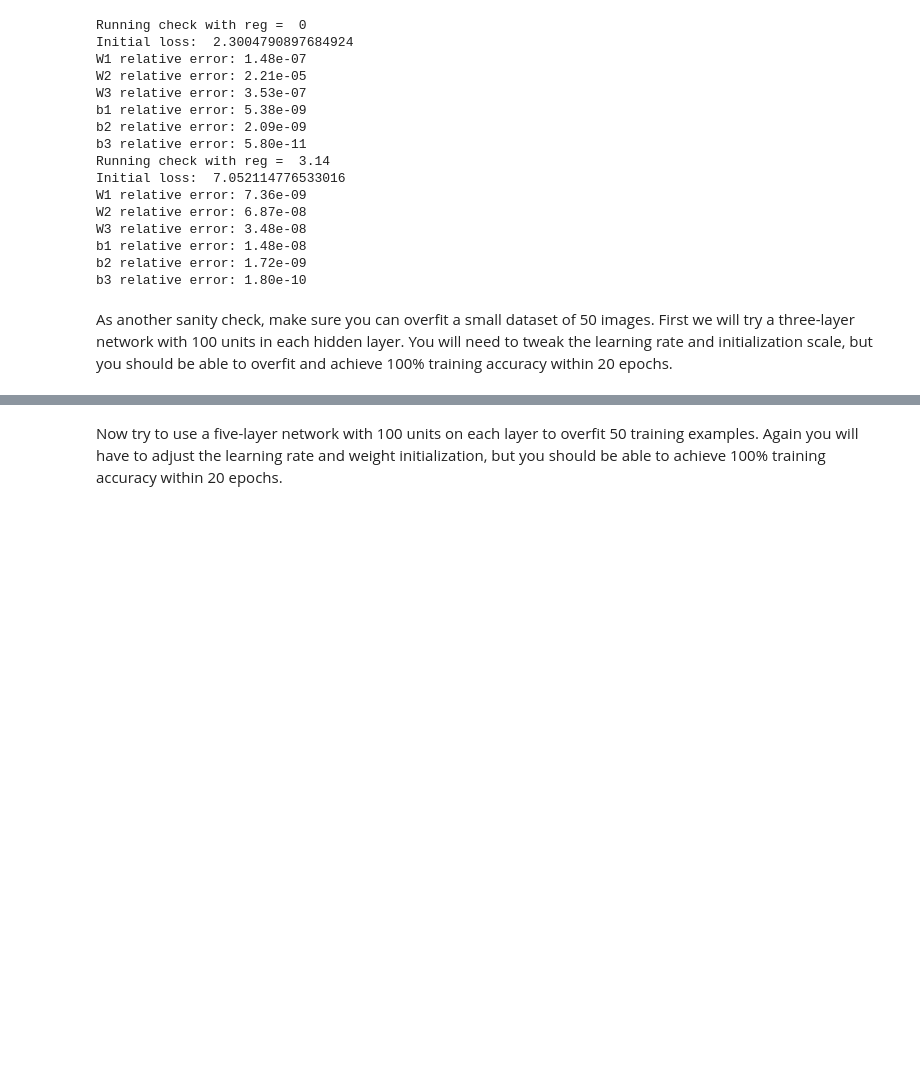
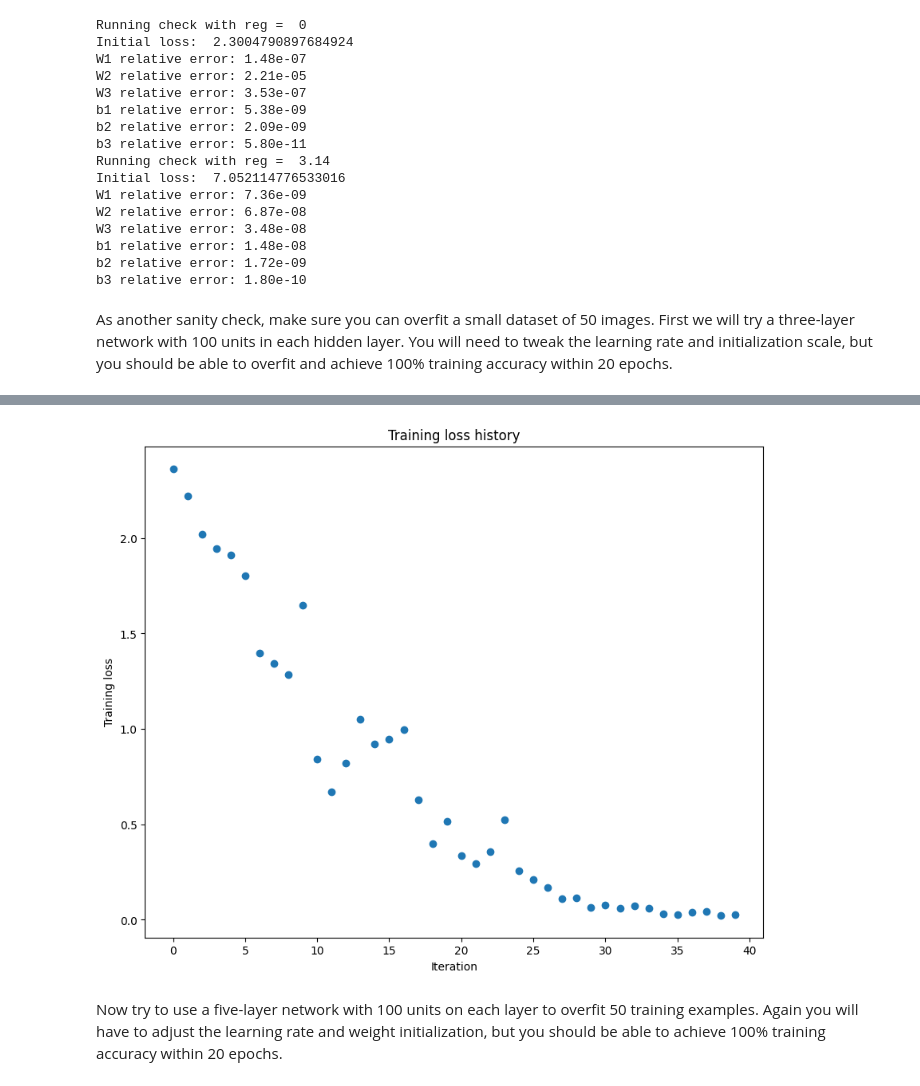
Before and after one commit to Rit-ctrl/Course-Audit-Repo, a Jupyter notebook: cs231n 2017/assignment2/FullyConnectedNets.ipynb, the cells around one changed output, grey strips where cells are left out. Drawn from its saved outputs; the diff is of its cells as text; code cells hidden in the pictures; blank space fills up the shorter version.

```diff
--- a/cs231n 2017/assignment2/FullyConnectedNets.ipynb
+++ b/cs231n 2017/assignment2/FullyConnectedNets.ipynb
@@ -437,7 +437,7 @@ small_data = {
 }
 
 weight_scale = 1e-2
-learning_rate = 1e-4
+learning_rate = 1e-2
 model = FullyConnectedNet([100, 100],
               weight_scale=weight_scale, dtype=np.float64)
 solver = Solver(model, small_data,
@@ -454,3 +454,4 @@ plt.title('Training loss history')
 plt.xlabel('Iteration')
 plt.ylabel('Training loss')
 plt.show()
+# %% [output]
@@ -457,3 +475,4 @@ plt.show()
+[figure, added]
 # %% [markdown]
 Now try to use a five-layer network with 100 units on each layer to overfit 50 training examples. Again you will have to adjust the learning rate and weight initialization, but you should be able to achieve 100% training accuracy within 20 epochs.
 # %%
```
Also changed, not shown: parts of 8 cells of this notebook, 1 other file.
